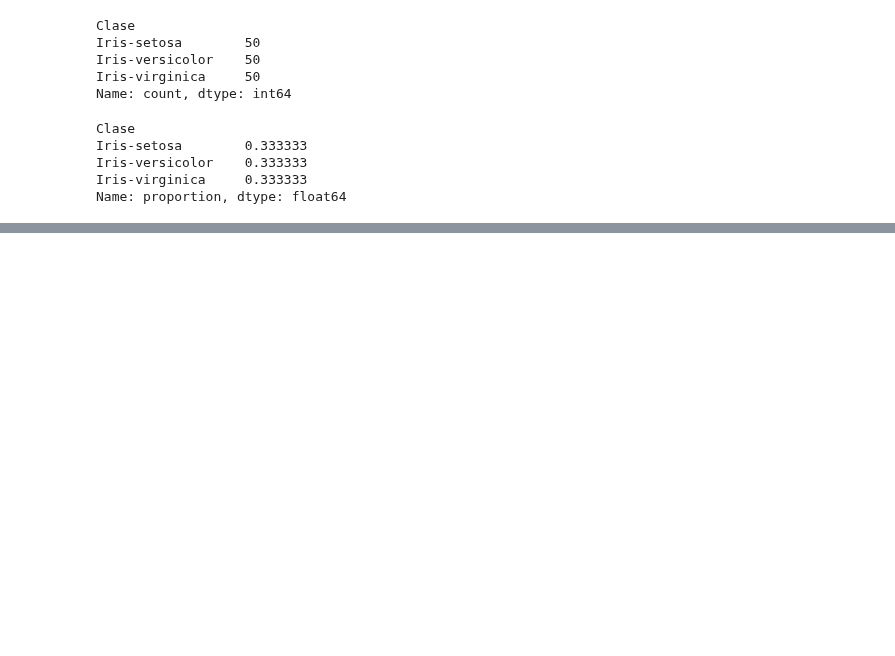
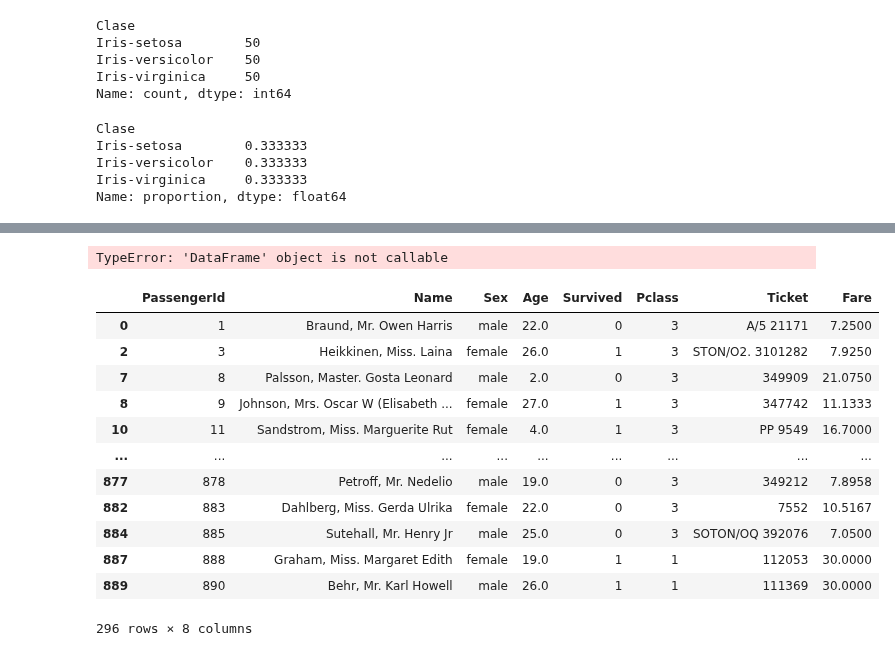
Before and after one commit to ceciorosco/Cecilia-Repositorio, a Jupyter notebook: Modulo_3/ejercicios_modulo_3.ipynb, the cells around one changed output, grey strips where cells are left out. Drawn from its saved outputs; the diff is of its cells as text; code cells hidden in the pictures; blank space fills up the shorter version.

```diff
--- a/Modulo_3/ejercicios_modulo_3.ipynb
+++ b/Modulo_3/ejercicios_modulo_3.ipynb
@@ -430,0 +647,5 @@ iris.drop[2, axis = 1] # borra columna 2 , las columnas empiezan en 0
+# %%
+#Ejercicio 5
+df3_clas = df3(df3["Pclass"].isin([1, 3])) & (df3["Age"] < 30)
+# %% [output]
+TypeError: 'DataFrame' object is not callable
@@ -430,0 +654,18 @@ iris.drop[2, axis = 1] # borra columna 2 , las columnas empiezan en 0
+# %%
+clase_1_3 = df3["Pclass"].isin([1, 3])
+menor_30 = df3["Age"] < 30
+df3[clase_1_3 & menor_30]
+# %% [output]
+|  | PassengerId | Name | Sex | Age | Survived | Pclass | Ticket | Fare |
+| 0 | 1 | Braund, Mr. Owen Harris | male | 22.0 | 0 | 3 | A/5 21171 | 7.2500 |
+| 2 | 3 | Heikkinen, Miss. Laina | female | 26.0 | 1 | 3 | STON/O2. 3101282 | 7.9250 |
+| 7 | 8 | Palsson, Master. Gosta Leonard | male | 2.0 | 0 | 3 | 349909 | 21.0750 |
+| 8 | 9 | Johnson, Mrs. Oscar W (Elisabeth ... | female | 27.0 | 1 | 3 | 347742 | 11.1333 |
+| 10 | 11 | Sandstrom, Miss. Marguerite Rut | female | 4.0 | 1 | 3 | PP 9549 | 16.7000 |
+| ... | ... | ... | ... | ... | ... | ... | ... | ... |
+| 877 | 878 | Petroff, Mr. Nedelio | male | 19.0 | 0 | 3 | 349212 | 7.8958 |
+| 882 | 883 | Dahlberg, Miss. Gerda Ulrika | female | 22.0 | 0 | 3 | 7552 | 10.5167 |
+| 884 | 885 | Sutehall, Mr. Henry Jr | male | 25.0 | 0 | 3 | SOTON/OQ 392076 | 7.0500 |
+| 887 | 888 | Graham, Miss. Margaret Edith | female | 19.0 | 1 | 1 | 112053 | 30.0000 |
+| 889 | 890 | Behr, Mr. Karl Howell | male | 26.0 | 1 | 1 | 111369 | 30.0000 |
+296 rows × 8 columns
```
Also changed, not shown: parts of 31 cells of this notebook, 4 other files.
